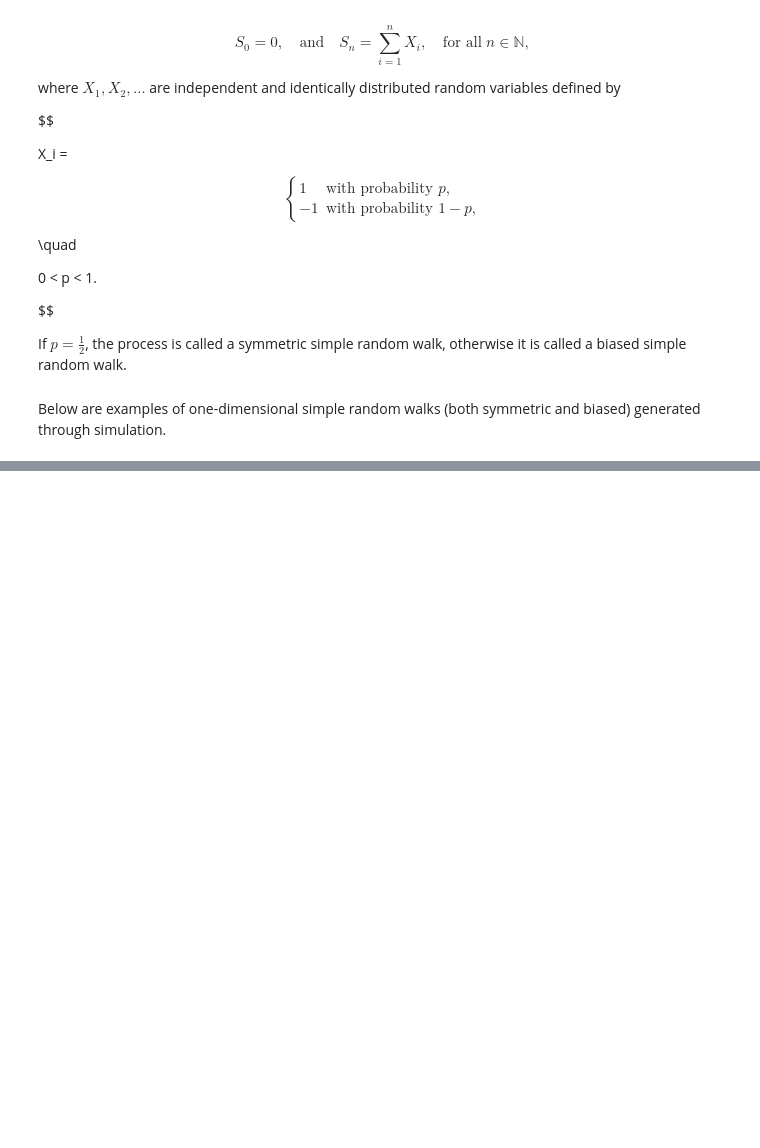
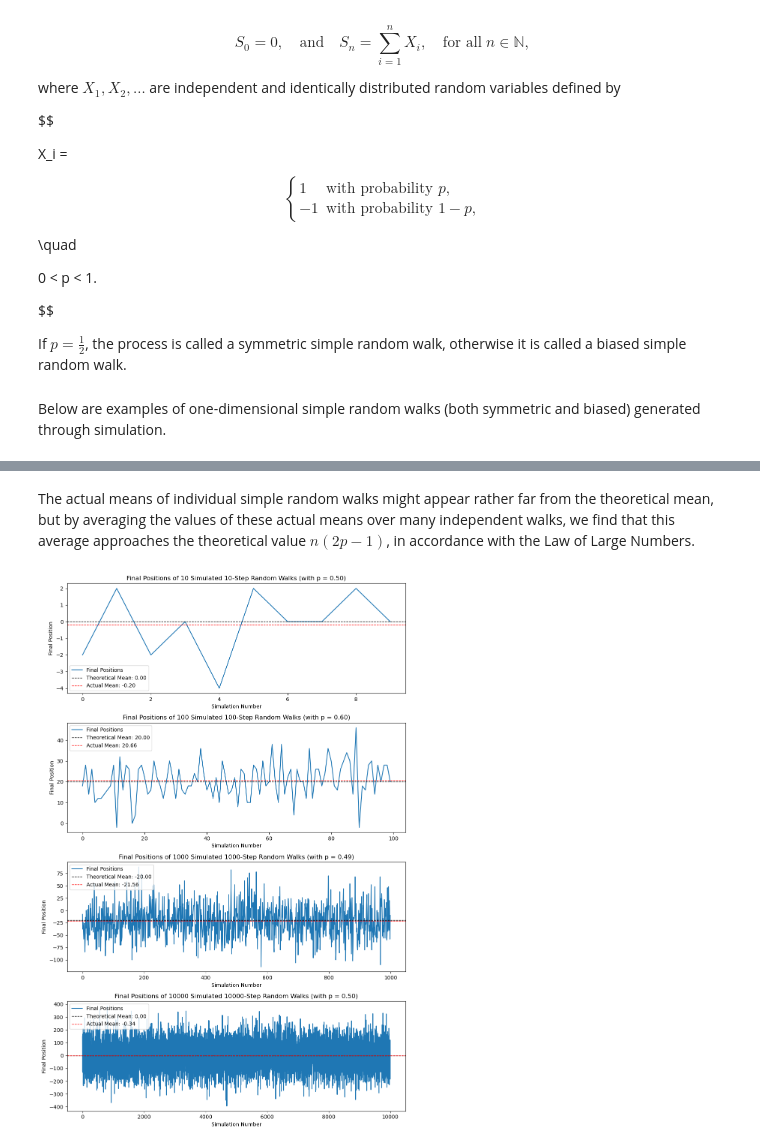
Before and after one commit to janoventer2003/random-walk-project, a Jupyter notebook: notebooks/1D_random_walk_analysis.ipynb, the cells around one changed output, grey strips where cells are left out. Cells and saved outputs as stored; diff of their text form; code cells hidden in the pictures; blank space fills up the shorter version.

```diff
--- a/notebooks/1D_random_walk_analysis.ipynb
+++ b/notebooks/1D_random_walk_analysis.ipynb
@@ -59,0 +101,39 @@ $$Var(S_n) = \sum_{i=1}^n Var(X_i) = \sum_{i=1}^n 4p(1 - p) = 4np(1-p).$$
+# %% [markdown]
+The actual means of individual simple random walks might appear rather far from the theoretical mean, but by averaging the values of these actual means over many independent walks, we find that this average approaches the theoretical value $n(2p - 1)$, in accordance with the Law of Large Numbers.
+# %%
+numbers_of_walks = [10, 100, 1000, 10000]
+probs = [[0.5, 0.5], [0.4, 0.6], [0.51, 0.49], [0.5, 0.5]]
+
+final_positions = []
+
+for i in range(len(numbers_of_walks)):
+    positions = []
+
+    for _ in range(numbers_of_walks[i]):
+        _, walk_positions = rw.generate_1D_random_walk(numbers_of_walks[i], [-1, 1], probs[i])
+
+        positions.append(walk_positions[len(walk_positions) - 1])
+
+    final_positions.append(positions)
+
+fig, axs = plt.subplots(len(numbers_of_walks), 1, figsize=(10, 15))
+
+for i in range(len(numbers_of_walks)):
+    n = numbers_of_walks[i]
+    p = probs[i][1]
+
+    axs[i].plot(final_positions[i], label=f"Final Positions")
+    axs[i].axhline(y=n*(2*p-1), color='black', linestyle='--', linewidth=1, label=f"Theoretical Mean: {n*(2*p-1):.2f}")
+    axs[i].axhline(y=np.mean(final_positions[i]), color='red', linestyle='--', linewidth=1, label=f"Actual Mean: {np.mean(final_positions[i]):.2f}")
+
+    axs[i].set_title(f"Final Positions of {numbers_of_walks[i]} Simulated {n}-Step Random Walks (with p = {p:.2f})")
+
+    axs[i].set_xlabel("Simulation Number")
+    axs[i].set_ylabel("Final Position")
+
+    axs[i].legend()
+
+plt.tight_layout()
+plt.show()
+# %% [output]
+[figure, added]
```
Also changed, not shown: parts of 6 cells of this notebook.
